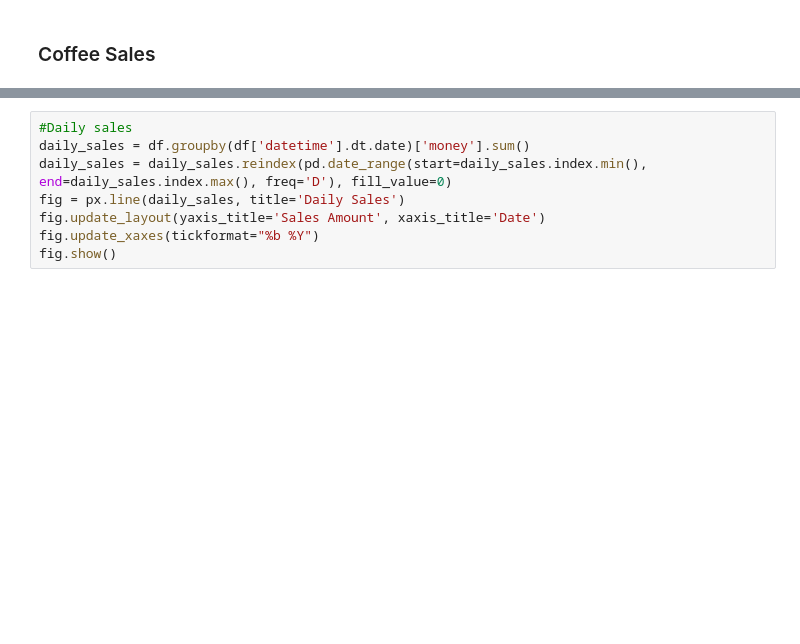
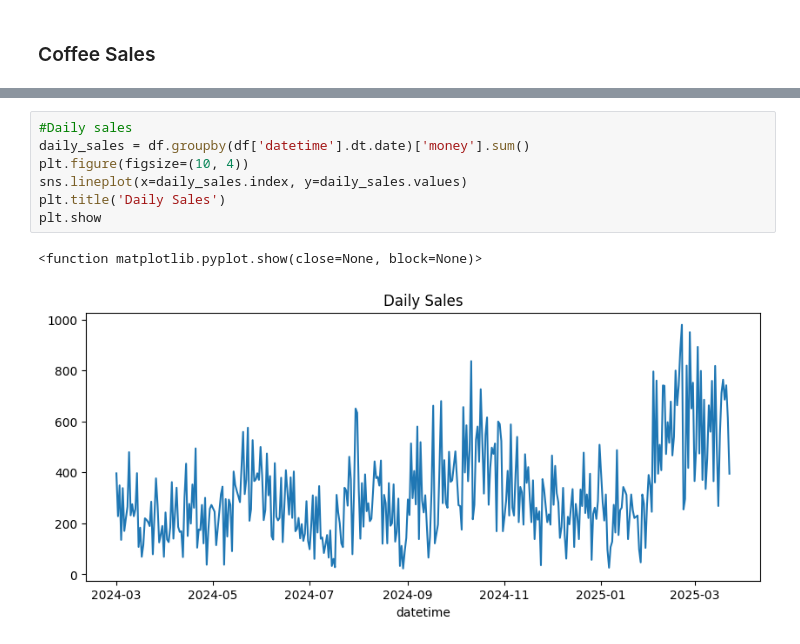
Before and after one commit to ardhii-m/coffee-sales-eda, a Jupyter notebook: notebook.ipynb, the cells around one changed output, grey strips where cells are left out. Drawn from its saved outputs; the diff is of its cells as text; blank space fills up the shorter version.

```diff
--- a/notebook.ipynb
+++ b/notebook.ipynb
@@ -285,10 +289,12 @@ plt.show()
 # %%
 #Daily sales
 daily_sales = df.groupby(df['datetime'].dt.date)['money'].sum()
-daily_sales = daily_sales.reindex(pd.date_range(start=daily_sales.index.min(), end=daily_sales.index.max(), freq='D'), fill_value=0)
-fig = px.line(daily_sales, title='Daily Sales')
-fig.update_layout(yaxis_title='Sales Amount', xaxis_title='Date')
-fig.update_xaxes(tickformat="%b %Y")
-fig.show()
+plt.figure(figsize=(10, 4))
+sns.lineplot(x=daily_sales.index, y=daily_sales.values)
+plt.title('Daily Sales')
+plt.show
+# %% [output]
+<function matplotlib.pyplot.show(close=None, block=None)>
+[figure, added]
 # %%
 # Average Daily sales
```
Also changed, not shown: parts of 12 cells of this notebook.
